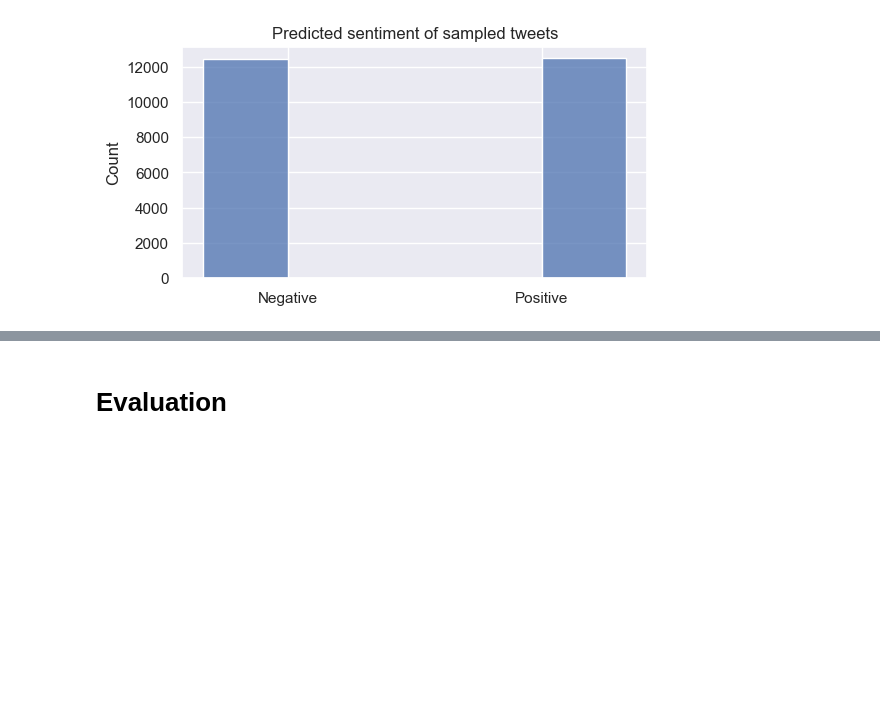
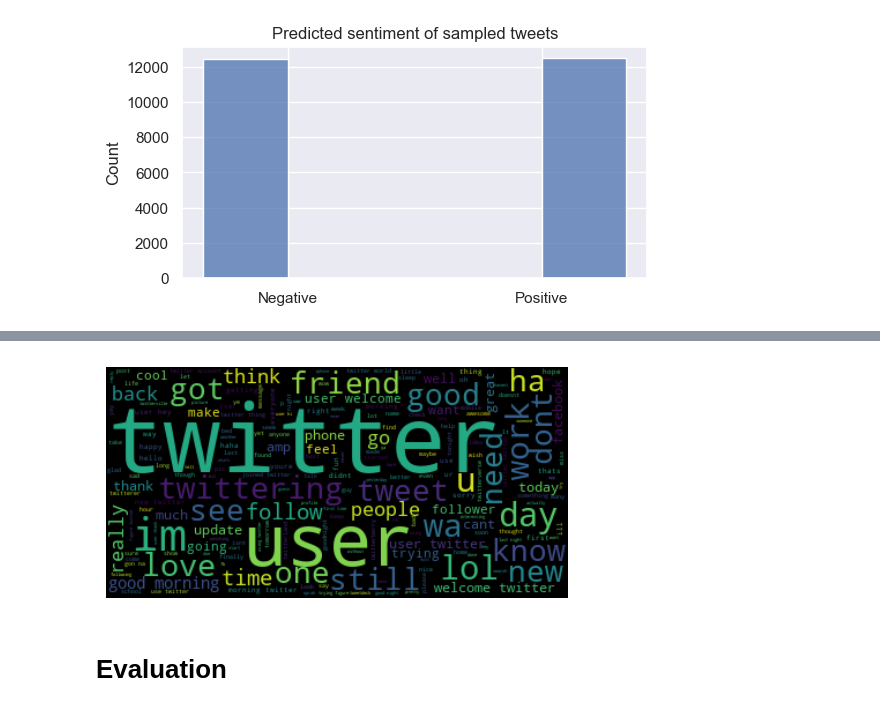
Before and after one commit to Donny-ai/NLP-Twitter-Sentiment-Analysis-2, a Jupyter notebook: sentiment-challenge.ipynb, the cells around one changed output, grey strips where cells are left out. Cells and saved outputs as stored; diff of their text form; code cells hidden in the pictures; blank space fills up the shorter version.

```diff
--- a/sentiment-challenge.ipynb
+++ b/sentiment-challenge.ipynb
@@ -281,3 +322,14 @@ plt.show()
+# %%
+# Processing text
+big_string = ' '.join(twit_X)
+input_text = process_text(big_string)
+wc = WordCloud().generate(input_text)
+plt.imshow(wc, interpolation='bilinear')
+plt.axis('off')
+plt.savefig('cloud_twit.png')
+plt.show()
+# %% [output]
+[figure, added]
 # %% [markdown]
 # Evaluation
 # %%
```
Also changed, not shown: parts of 13 cells of this notebook, 3 other files.
